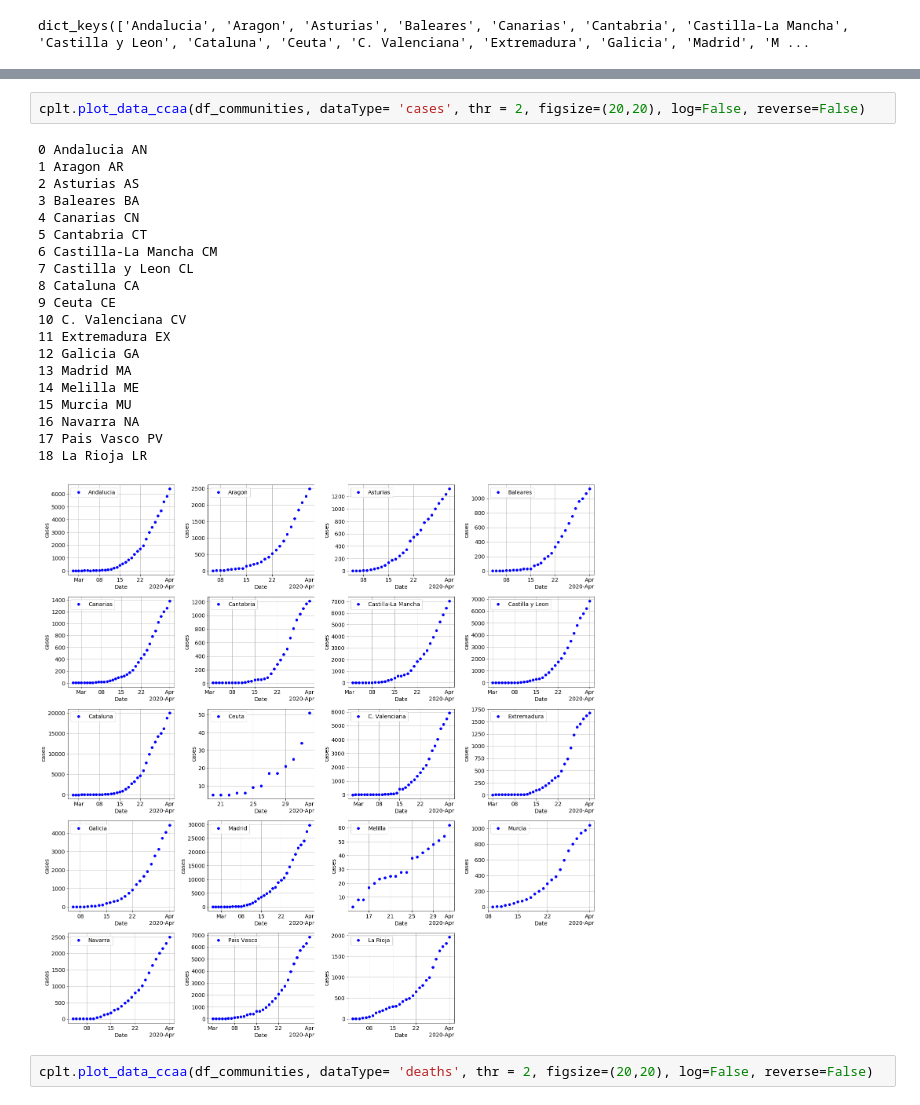
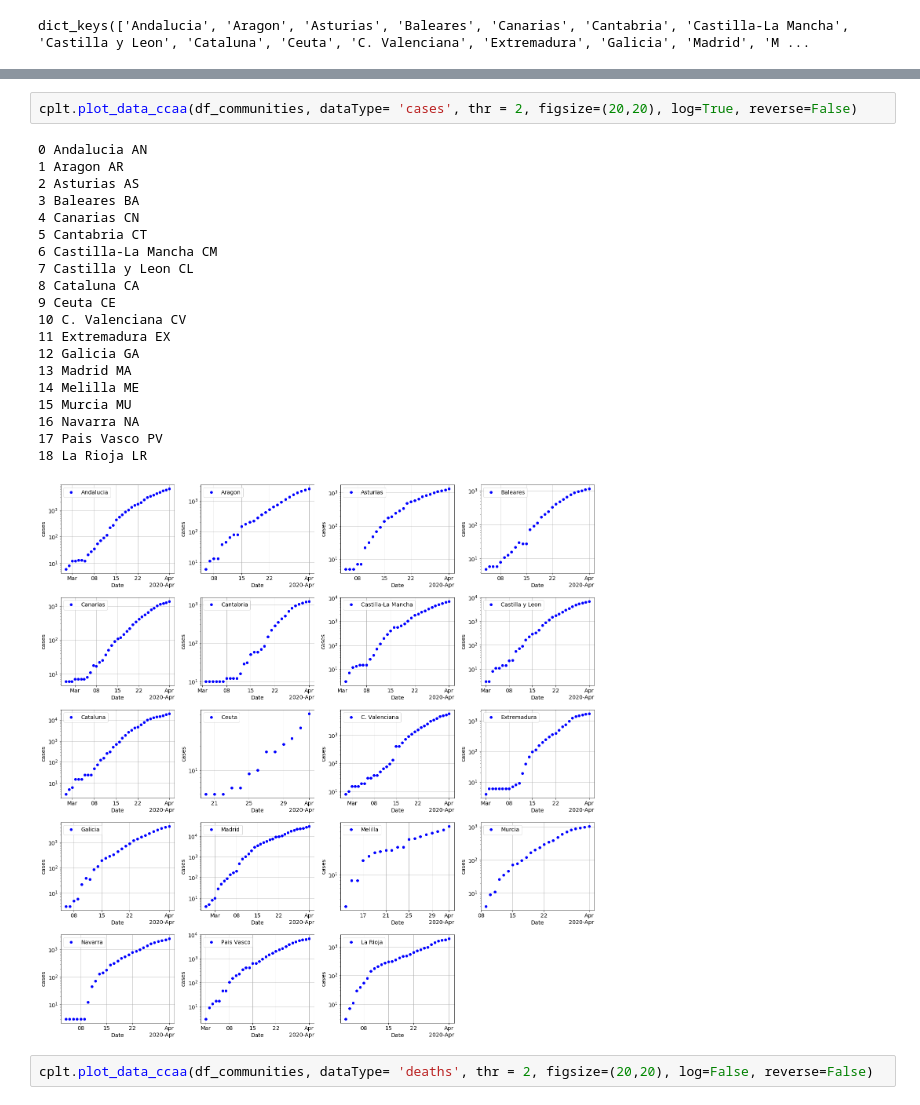
Before and after one commit to jjgomezcadenas/C19, a Jupyter notebook: nb/c19_communities_jj.ipynb, the cells around one changed output, grey strips where cells are left out. Saved outputs shown, nothing was run; the diff lists cells and outputs as text.

```diff
--- a/nb/c19_communities_jj.ipynb
+++ b/nb/c19_communities_jj.ipynb
@@ -224,26 +132,26 @@ def plot_data_ccaa(dfca, dataType= 'cases', thr = 2, figsize=(12,12), log=False,
 # %%
-cplt.plot_data_ccaa(df_communities, dataType= 'cases', thr = 2, figsize=(20,20), log=False, reverse=False)
+cplt.plot_data_ccaa(df_communities, dataType= 'cases', thr = 2, figsize=(20,20), log=True, reverse=False)
 # %% [output]
 0 Andalucia AN
 1 Aragon AR
 2 Asturias AS
 3 Baleares BA
 4 Canarias CN
 5 Cantabria CT
 6 Castilla-La Mancha CM
 7 Castilla y Leon CL
 8 Cataluna CA
 9 Ceuta CE
 10 C. Valenciana CV
 11 Extremadura EX
 12 Galicia GA
 13 Madrid MA
 14 Melilla ME
 15 Murcia MU
 16 Navarra NA
 17 Pais Vasco PV
 18 La Rioja LR
-[figure, old version]
+[figure, new version]
 # %%
 cplt.plot_data_ccaa(df_communities, dataType= 'deaths', thr = 2, figsize=(20,20), log=False, reverse=False)
 # %% [output]
```
Also changed, not shown: parts of 4 cells of this notebook, 3 other files.
